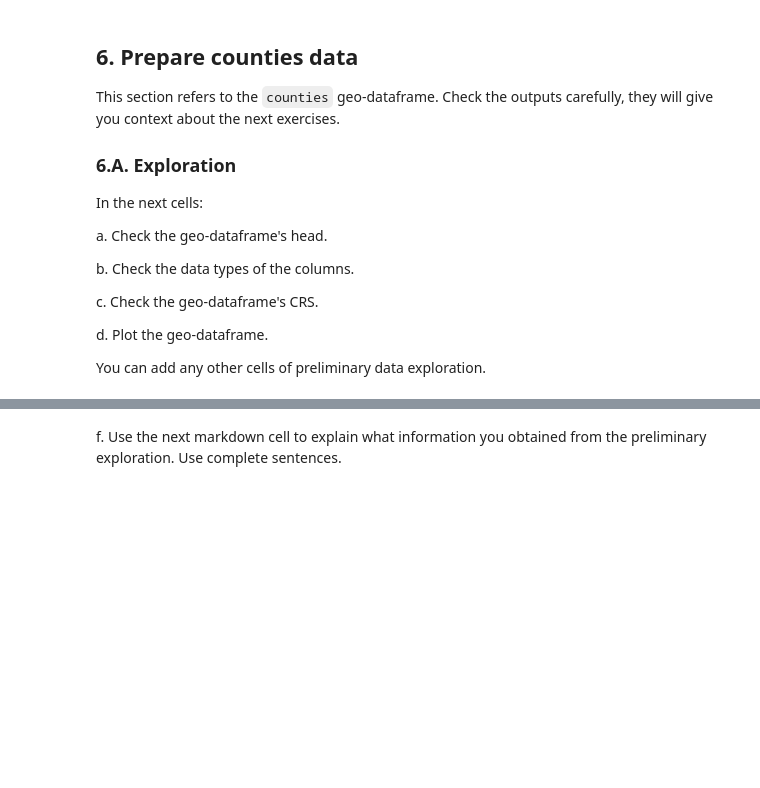
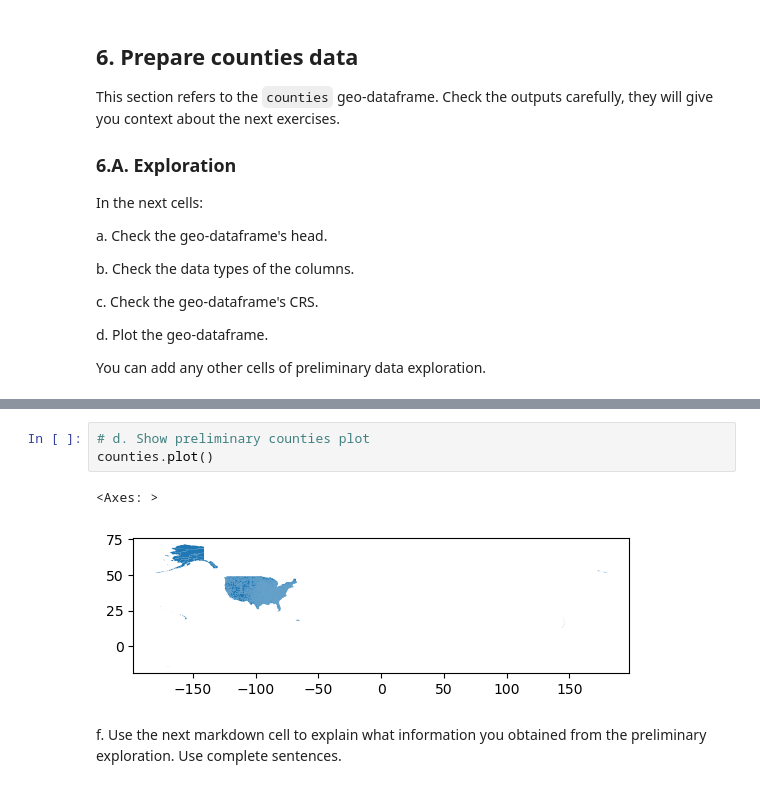
Before and after one commit to bgrazda/eds220-hwk3, a Jupyter notebook: hwk3-task2-oil-spills.ipynb, the cells around one changed output, grey strips where cells are left out. Saved outputs shown, nothing was run; the diff lists cells and outputs as text; blank space fills up the shorter version.

```diff
--- a/hwk3-task2-oil-spills.ipynb
+++ b/hwk3-task2-oil-spills.ipynb
@@ -313,3 +358,9 @@ You can add any other cells of preliminary data exploration.
+# %%
+# d. Show preliminary counties plot
+counties.plot()
+# %% [output]
+<Axes: >
+[figure, added]
 # %% [markdown]
 <!-- BEGIN QUESTION -->
 
```
Also changed, not shown: parts of 23 cells of this notebook, 1 other file.
